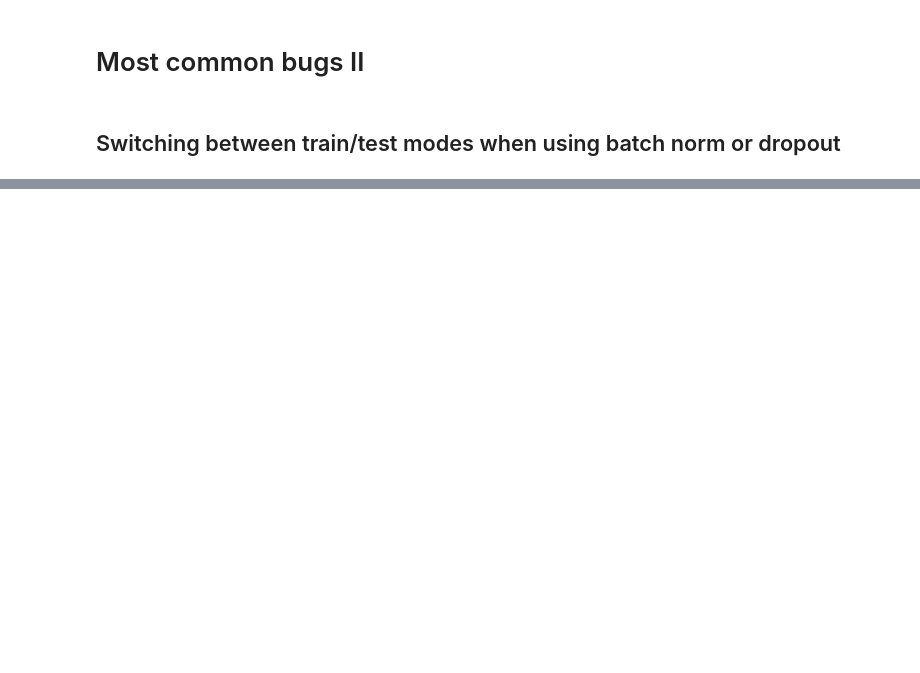
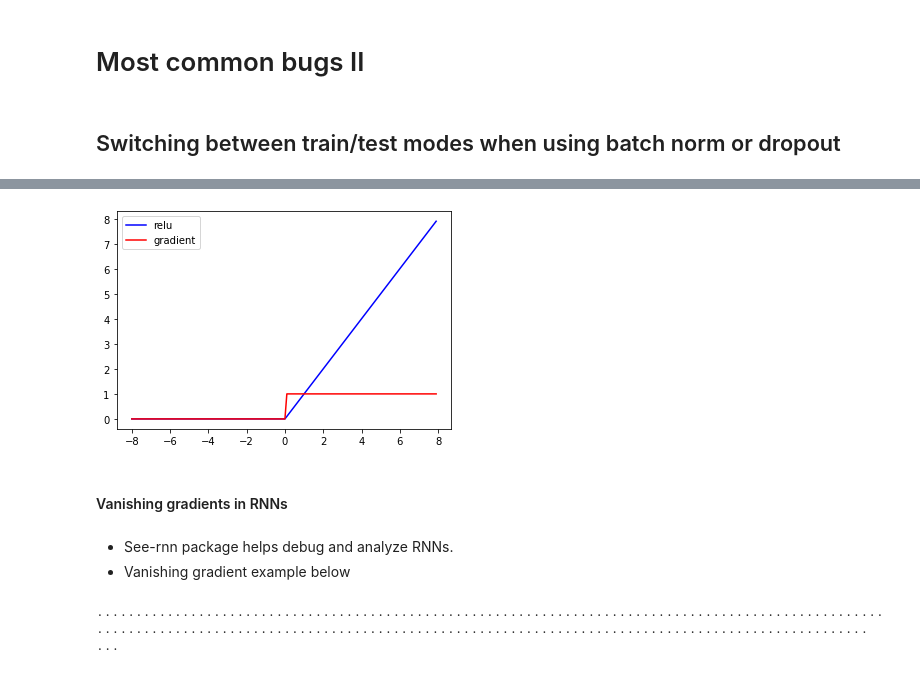
Before and after one commit to stanislav-chekmenev/debugging-dl-models, a Jupyter notebook: notebooks/3_most_common_bugs_II.ipynb, the cells around one changed output, grey strips where cells are left out. Saved outputs shown, nothing was run; the diff lists cells and outputs as text; code cells hidden in the pictures; blank space fills up the shorter version.

```diff
--- a/notebooks/3_most_common_bugs_II.ipynb
+++ b/notebooks/3_most_common_bugs_II.ipynb
@@ -47,0 +186,60 @@ optimizer = tf.keras.optimizers.Adam()
+# %%
+x = tf.Variable(tf.range(-8.0, 8.0, 0.1))
+
+with tf.GradientTape() as tape:
+    y = tf.nn.relu(x)
+
+grad = tape.gradient(y, x).numpy()
+x = x.numpy()
+y = y.numpy()
+
+plt.plot(x, y, 'b', label='relu')
+plt.plot(x, grad, 'r', label='gradient')
+plt.legend()
+plt.show()
+# %% [output]
+[figure, added]
+# %% [markdown]
+#### Vanishing gradients in RNNs
+# %% [markdown]
+- See-rnn package helps debug and analyze RNNs.
+- Vanishing gradient example below
+# %%
+from tensorflow.keras.layers import Input, LSTM, SimpleRNN
+from tensorflow.keras.models import Model
+from tensorflow.keras.optimizers import Adam
+from see_rnn import get_gradients, features_1D, features_2D
+
+def make_model(rnn_layer, batch_shape, units):
+    ipt = Input(batch_shape=batch_shape)
+    x   = rnn_layer(units, activation='tanh', return_sequences=True)(ipt)
+    out = rnn_layer(units, activation='tanh', return_sequences=False)(x)
+    model = Model(ipt, out)
+    model.compile(Adam(4e-3), 'mse')
+    return model
+
+def make_data(batch_shape):
+    return np.random.randn(*batch_shape), \
+           np.random.uniform(-1, 1, (batch_shape[0], units))
+
+def train_model(model, iterations, batch_shape):
+    x, y = make_data(batch_shape)
+    for i in range(iterations):
+        model.train_on_batch(x, y)
+        print(end='.')  # progbar
+        if i % 40 == 0:
+            x, y = make_data(batch_shape)
+
+units = 32
+batch_shape = (32, 100, 2*units)
+
+model_rnn = make_model(SimpleRNN, batch_shape, units)
+model_lstm = make_model(LSTM, batch_shape, units)
+train_model(model_rnn, 300, batch_shape)
+train_model(model_lstm, 300, batch_shape)
+
+x, y  = make_data(batch_shape)
+grads_all_rnn  = get_gradients(model_rnn, 1, x, y)
+grads_all_lstm  = get_gradients(model_lstm, 1, x, y)
+# %% [output]
+........................................................................................................................................................................................................ ...
```
Also changed, not shown: parts of 32 cells of this notebook, 10 other files.
